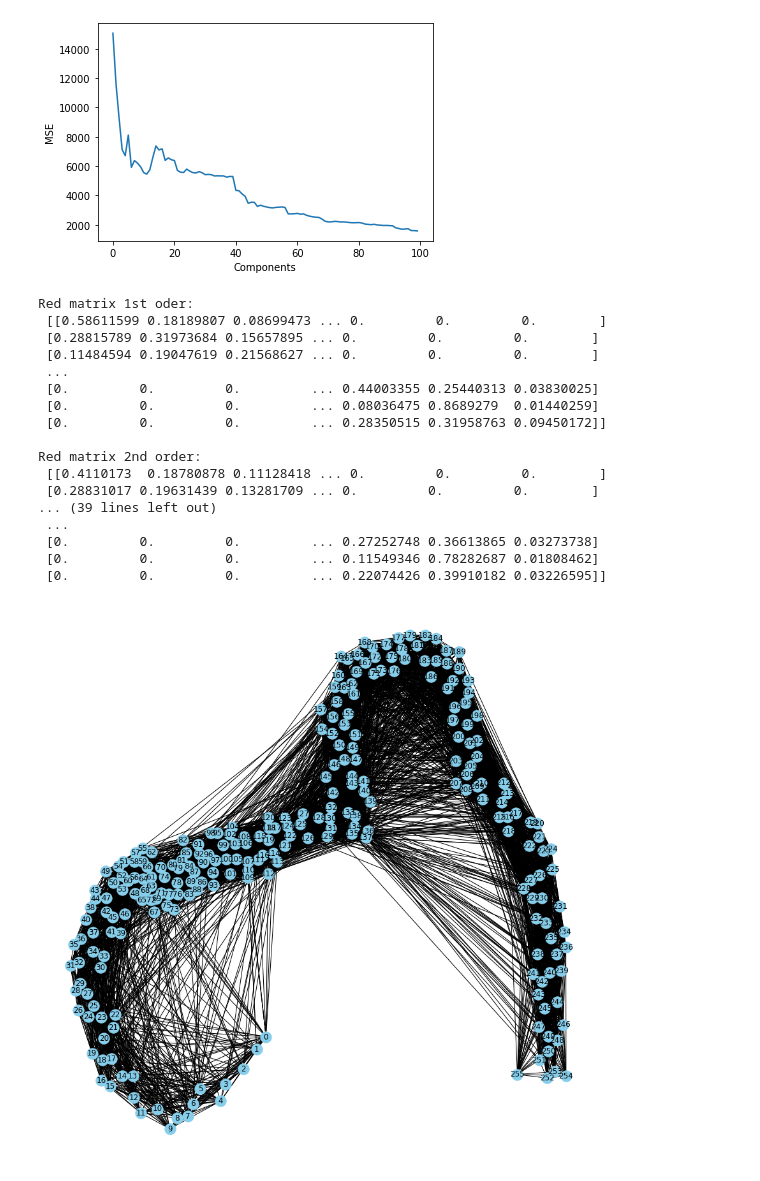
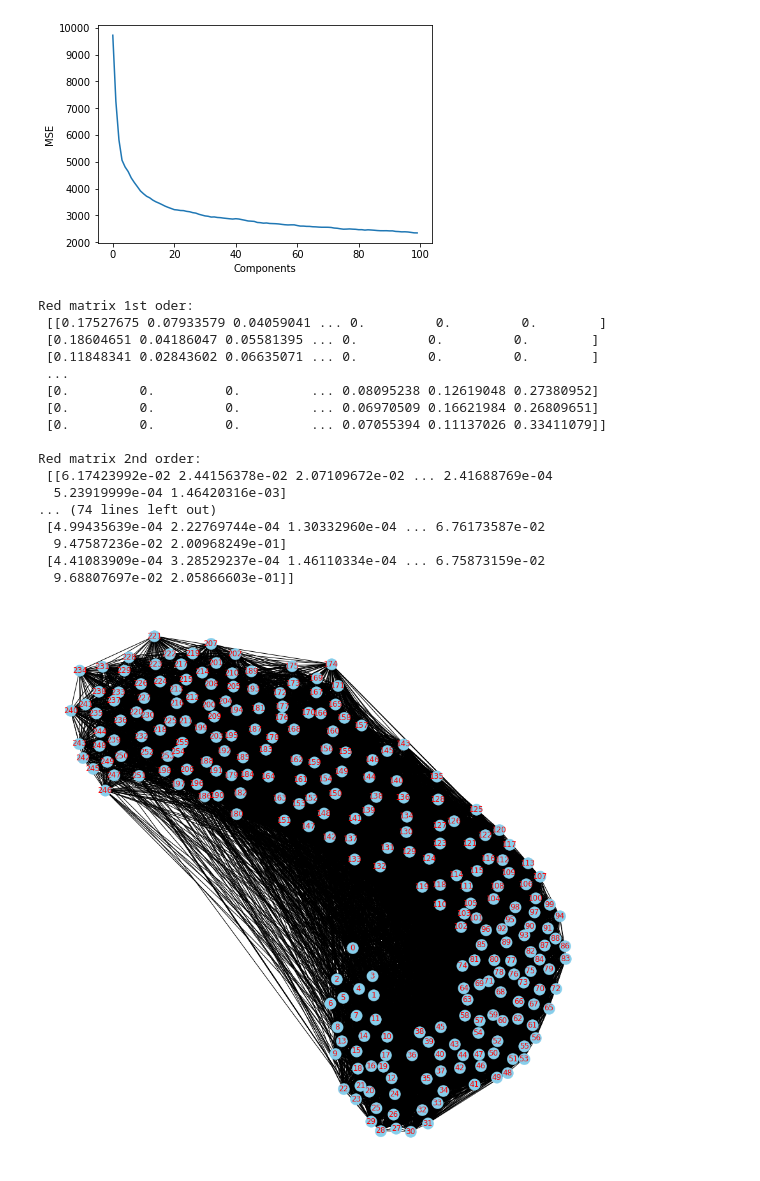
Before and after one commit to d-progonov/IPT-2020-FE91mp, a Jupyter notebook: lab2.ipynb, the cells around one changed output. Saved outputs shown, nothing was run; the diff lists cells and outputs as text; code cells hidden in the pictures.

```diff
--- a/lab2.ipynb
+++ b/lab2.ipynb
@@ -189,7 +210,7 @@ import matplotlib.pyplot as plt
 import numpy as np
 from PIL import Image
 
-test_img = loaded_images[1]
+test_img = loaded_images[2]
 a_np = np.array(test_img)
 a_r = a_np[:,:,0]
 a_g = a_np[:,:,1]
@@ -216,7 +237,7 @@ recon_color_img = np.dstack((a_r_recon, a_g_recon, a_b_recon))
 fig=plt.figure(figsize=(10, 10))
 fig.add_subplot(1, 2, 1)
 plt.title('Original')
-plt.imshow(loaded_images[1])
+plt.imshow(loaded_images[2])
 fig.add_subplot(3, 2, 2)
 plt.title('5 components')
 plt.imshow(recon_color_img)
@@ -257,11 +278,12 @@ plt.xlabel("Components")
 plt.ylabel("MSE")
 plt.show()
 # %% [output]
-[figure, old version]
+[figure, new version]
 # %%
 #6 Markov chain:
 
 markov_matrix1 = np.zeros(shape=(256, 256))
+#c-type
 arr = a_r.flatten()
 prev_color = arr[0]
 for i in range(len(arr) - 1):
@@ -271,6 +293,18 @@ for i in range(1, 256):
     markov_matrix = np.vstack((markov_matrix, markov_matrix1[i] / sum(markov_matrix1[i])))
 print("Red matrix 1st oder:\n", markov_matrix)
 print("\nRed matrix 2nd order:\n", np.linalg.matrix_power(markov_matrix, 2))
+
+markov_matrix1 = np.zeros(shape=(256, 256))
+#Fortran-type
+arr = a_r.flatten('F')
+prev_color = arr[0]
+for i in range(len(arr) - 1):
+    markov_matrix1[arr[i]][arr[i + 1]] += 1
+markov_matrix = markov_matrix1[0] / sum(markov_matrix1[0])
+for i in range(1, 256):
+    markov_matrix = np.vstack((markov_matrix, markov_matrix1[i] / sum(markov_matrix1[i])))
+print("Red matrix 2-nd type 1st oder:\n", markov_matrix)
+print("\nRed matrix 2-nd type 2nd order:\n", np.linalg.matrix_power(markov_matrix, 2))
 
 markov_matrix2 = np.zeros(shape=(256, 256))
 arr = a_g.flatten()
@@ -295,35 +329,35 @@ print("\n\nBlue matrix 1st oder:\n", markov_matrix)
 print("\nBlue matrix 2nd order:\n", np.linalg.matrix_power(markov_matrix, 2))
 # %% [output]
 Red matrix 1st oder:
- [[0.58611599 0.18189807 0.08699473 ... 0.         0.         0.        ]
- [0.28815789 0.31973684 0.15657895 ... 0.         0.         0.        ]
- [0.11484594 0.19047619 0.21568627 ... 0.         0.         0.        ]
+ [[0.17527675 0.07933579 0.04059041 ... 0.         0.         0.        ]
+ [0.18604651 0.04186047 0.05581395 ... 0.         0.         0.        ]
+ [0.11848341 0.02843602 0.06635071 ... 0.         0.         0.        ]
  ...
- [0.         0.         0.         ... 0.44003355 0.25440313 0.03830025]
- [0.         0.         0.         ... 0.08036475 0.8689279  0.01440259]
- [0.         0.         0.         ... 0.28350515 0.31958763 0.09450172]]
+ [0.         0.         0.         ... 0.08095238 0.12619048 0.27380952]
+ [0.         0.         0.         ... 0.06970509 0.16621984 0.26809651]
+ [0.         0.         0.         ... 0.07055394 0.11137026 0.33411079]]
 
 Red matrix 2nd order:
- [[0.4110173  0.18780878 0.11128418 ... 0.         0.         0.        ]
- [0.28831017 0.19631439 0.13281709 ... 0.         0.         0.        ]
-... (39 lines left out)
- ...
- [0.         0.         0.         ... 0.27252748 0.36613865 0.03273738]
- [0.         0.         0.         ... 0.11549346 0.78282687 0.01808462]
- [0.         0.         0.         ... 0.22074426 0.39910182 0.03226595]]
+ [[6.17423992e-02 2.44156378e-02 2.07109672e-02 ... 2.41688769e-04
+  5.23919999e-04 1.46420316e-03]
+... (74 lines left out)
+ [4.99435639e-04 2.22769744e-04 1.30332960e-04 ... 6.76173587e-02
+  9.47587236e-02 2.00968249e-01]
+ [4.41083909e-04 3.28529237e-04 1.46110334e-04 ... 6.75873159e-02
+  9.68807697e-02 2.05866603e-01]]
 # %%
 #Graph
 import networkx as nx
 import pandas as pd
 
 data = markov_matrix
 data = np.triu(data) + np.triu(data).T
 ind = [str(i) for i in range(data.shape[0])]
 df2 = pd.DataFrame(data, index=ind, columns=ind)
 plt.figure(1,figsize=(12,12))
 G2 = nx.from_pandas_adjacency(df2)
 
-nx.draw(G2, with_labels=True, node_color='skyblue')
+nx.draw(G2, with_labels=True, node_color='skyblue', font_color='red')
 plt.show()
 # %% [output]
-[figure, old version]
+[figure, new version]
```
Also changed, not shown: parts of 7 cells of this notebook, 1 other file.
